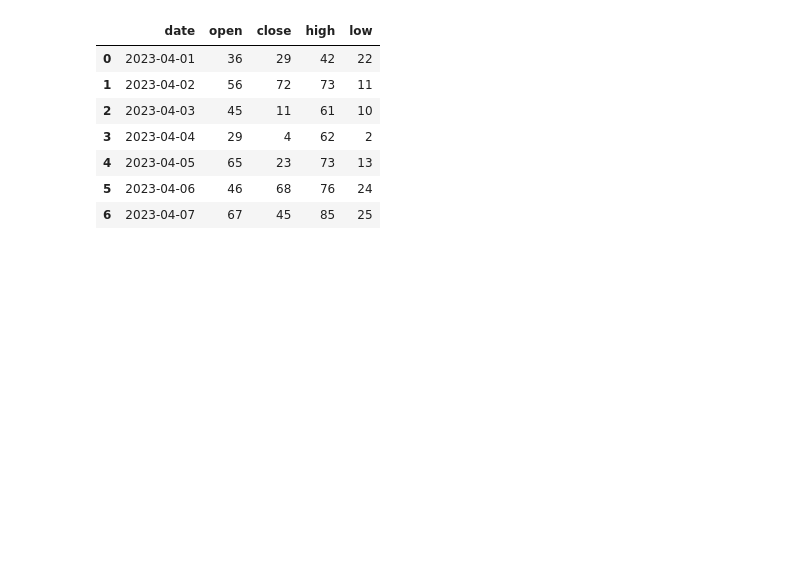
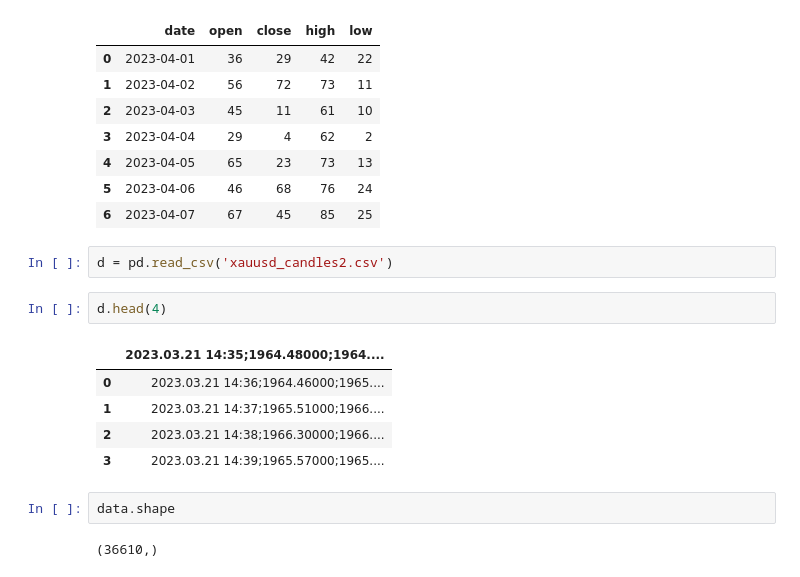
Before and after one commit to garfield-gray/Finance, a Jupyter notebook: CandleStick.ipynb, the cells around one changed output. Drawn from its saved outputs; the diff is of its cells as text; blank space fills up the shorter version.

```diff
--- a/CandleStick.ipynb
+++ b/CandleStick.ipynb
@@ -78,3 +73,17 @@ stock_prices
 | 4 | 2023-04-05 | 65 | 23 | 73 | 13 |
 | 5 | 2023-04-06 | 46 | 68 | 76 | 24 |
 | 6 | 2023-04-07 | 67 | 45 | 85 | 25 |
+# %%
+d = pd.read_csv('xauusd_candles2.csv')
+# %%
+d.head(4)
+# %% [output]
+|  | 2023.03.21 14:35;1964.48000;1964.... |
+| 0 | 2023.03.21 14:36;1964.46000;1965.... |
+| 1 | 2023.03.21 14:37;1965.51000;1966.... |
+| 2 | 2023.03.21 14:38;1966.30000;1966.... |
+| 3 | 2023.03.21 14:39;1965.57000;1965.... |
+# %%
+data.shape
+# %% [output]
+(36610,)
```
Also changed, not shown: parts of 10 cells of this notebook.
